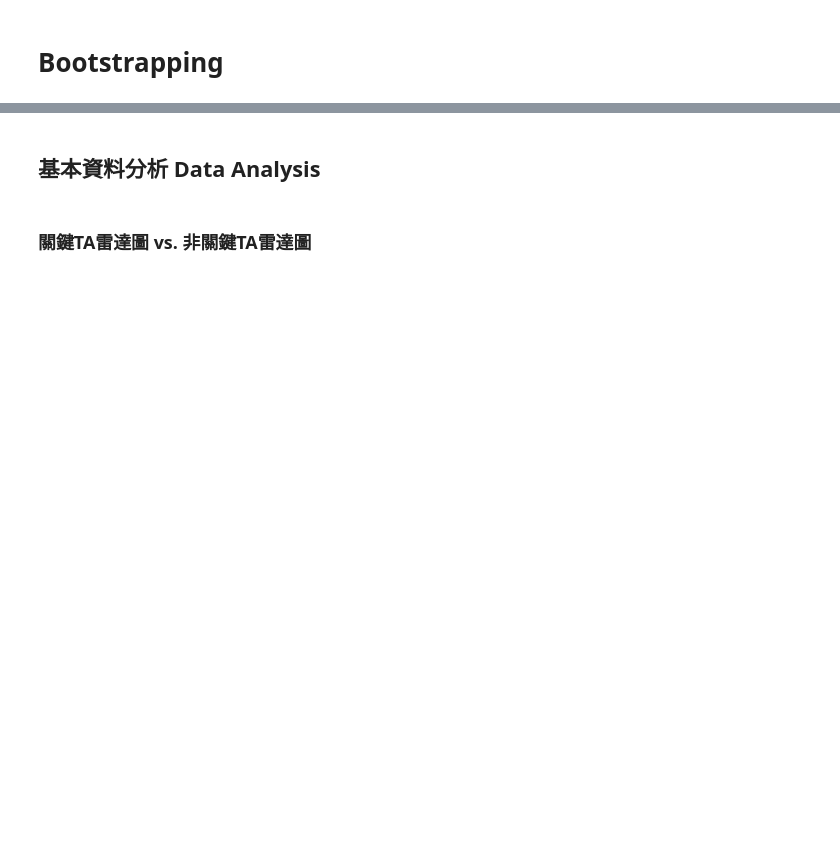
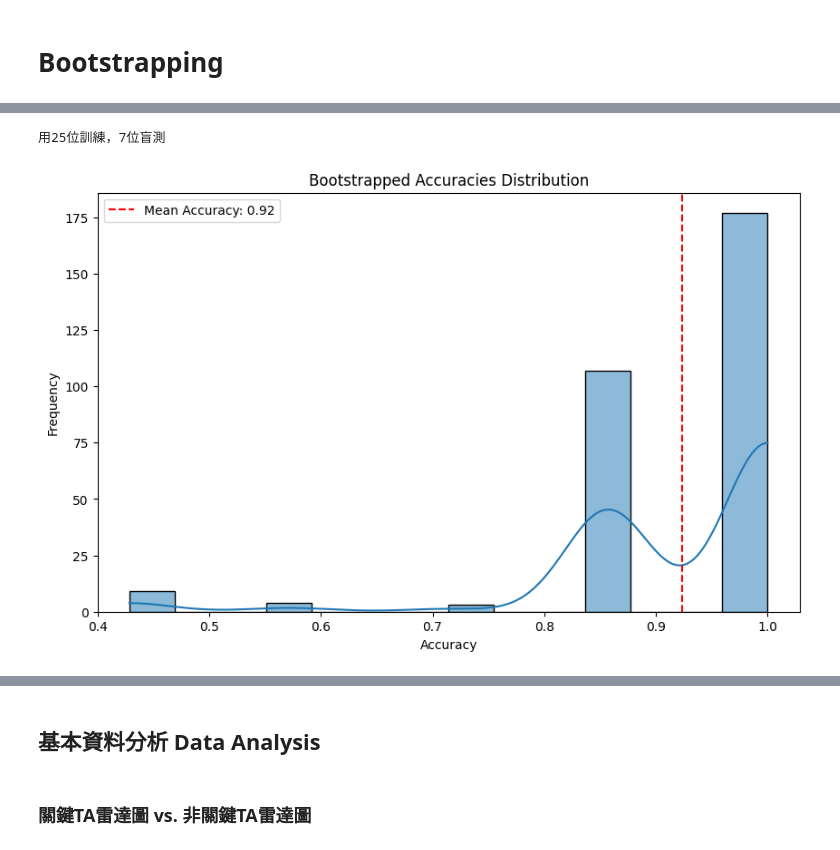
Before and after one commit to frankcholula/flow-disability-employment, a Jupyter notebook: score_exploration.ipynb, the cells around one changed output, grey strips where cells are left out. Cells and saved outputs as stored; diff of their text form; code cells hidden in the pictures; blank space fills up the shorter version.

```diff
--- a/score_exploration.ipynb
+++ b/score_exploration.ipynb
@@ -180,2 +256,49 @@ ModuleNotFoundError: No module named 'sklearn'
+# %%
+# Load the dataset
+def svm_bootstrap(df,features,target='關鍵TA', test_size=0.2, random_state=42, n_bootstraps=100):
+    df = scores_df.copy()
+    encoder = LabelEncoder()
+    df[target] = encoder.fit_transform(df[target])
+
+    X_train, X_test, y_train, y_test = train_test_split(df[features], df[target], test_size=test_size, random_state=random_state)
+
+    classifier = SVC(kernel='rbf', random_state=random_state)
+    classifier.fit(X_train, y_train)
+
+    # Predict on the testing data
+    y_test_pred = classifier.predict(X_test)
+
+    bootstrap_accuracies = []
+    # bootstrapping
+    for _ in range(n_bootstraps):
+        # TODO: wrap try catch here in case we get all TA's
+        X_train_boot, y_train_boot = resample(X_train, y_train)
+        classifier.fit(X_train_boot, y_train_boot)
+        # Predict on the original testing data
+        y_test_pred_boot = classifier.predict(X_test)
+        bootstrap_accuracies.append(accuracy_score(y_test, y_test_pred_boot))
+    bootstrap_accuracies = np.array(bootstrap_accuracies)
+    mean_accuracy = bootstrap_accuracies.mean()
+    std_dev_accuracy = bootstrap_accuracies.std()
+
+    # Plot the distribution of accuracies
+    len_training = len(X_train)
+    len_testing = len(X_test)
+    print(f'用{len_training}位訓練，{len_testing}位盲測')
+    plt.figure(figsize=(10, 6))
+    sns.histplot(bootstrap_accuracies, kde=True)
+    plt.title('Bootstrapped Accuracies Distribution')
+    plt.xlabel('Accuracy')
+    plt.ylabel('Frequency')
+    plt.axvline(x=mean_accuracy, color='red', linestyle='--', label=f'Mean Accuracy: {mean_accuracy:.2f}')
+    plt.legend()
+    plt.show()
+    return classifier, bootstrap_accuracies
+svm, bootstrap_accuracies  = svm_bootstrap(ta_df, inside_features + outside_features, n_bootstraps=300)
+lowest_accuracy = bootstrap_accuracies.min()
+highest_accuracy = bootstrap_accuracies.max()
+# %% [output]
+用25位訓練，7位盲測
+[figure, added]
 # %%
 # Find the lowest accuracy achieved in the bootstrapping process
```
Also changed, not shown: parts of 7 cells of this notebook, 3 other files.
